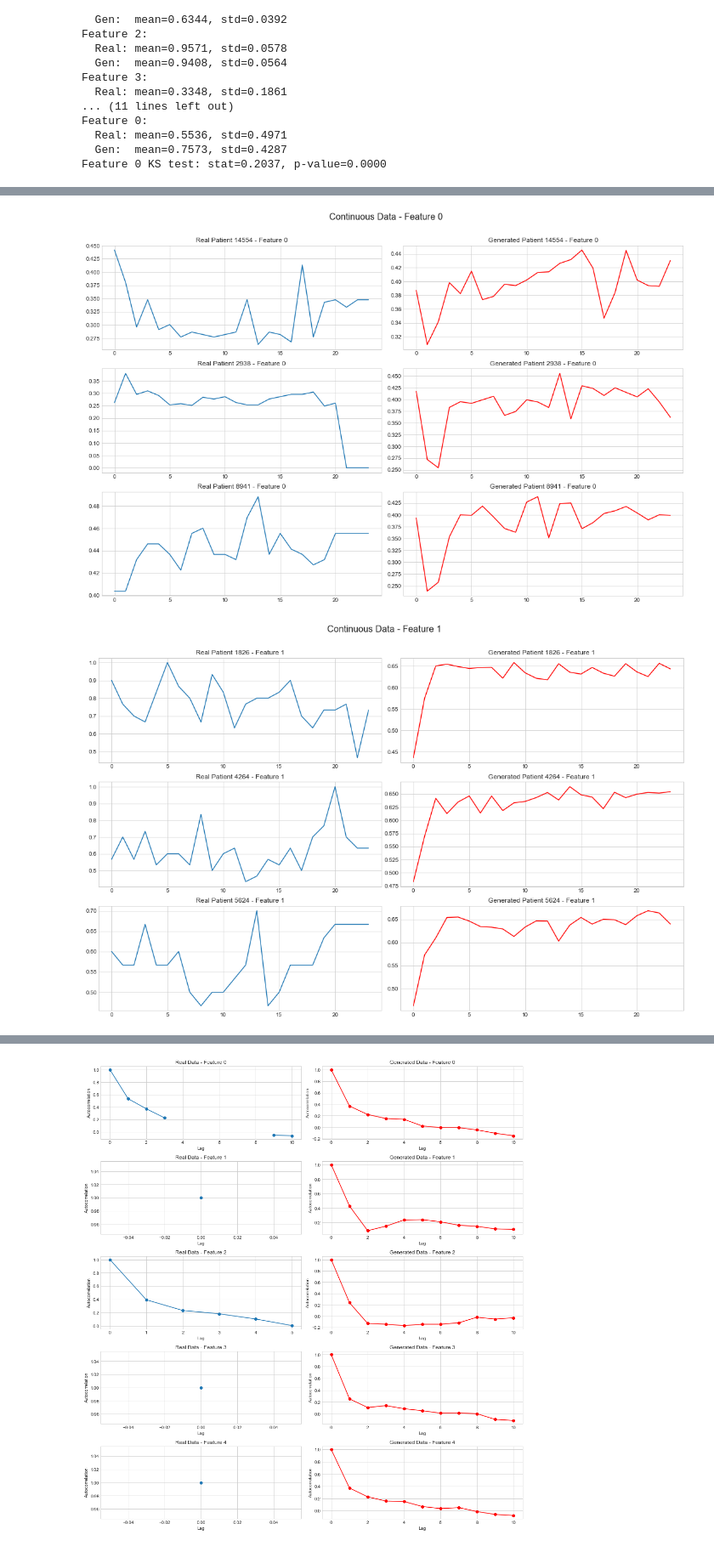
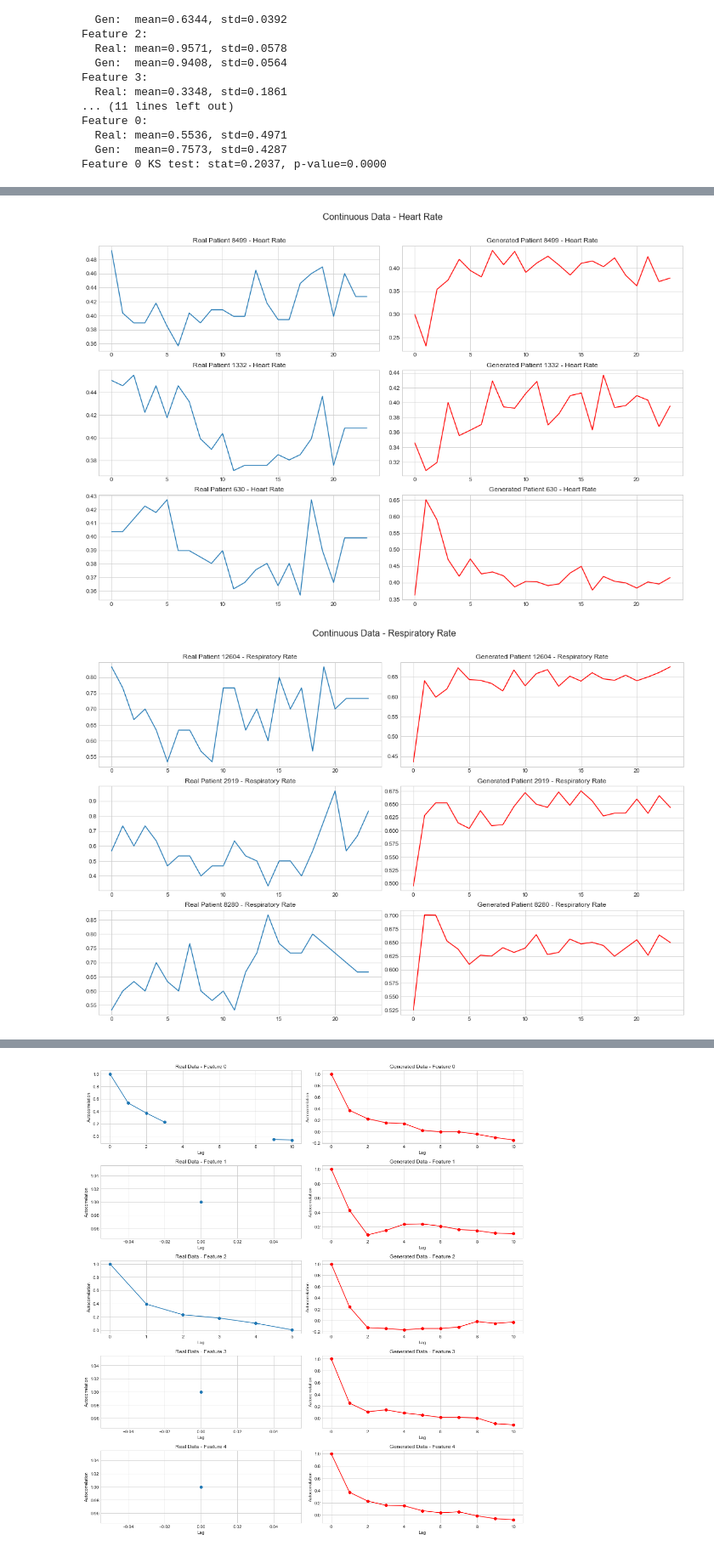
Before and after one commit to timothy0203/ehrMGAN, a Jupyter notebook: evaluation_all.ipynb, the cells around one changed output, grey strips where cells are left out. Shown at 85% size. Saved outputs shown, nothing was run; the diff lists cells and outputs as text; code cells hidden in the pictures.

```diff
--- a/evaluation_all.ipynb
+++ b/evaluation_all.ipynb
@@ -15,6 +15,26 @@ import tensorflow as tf
 # Set plotting style
 plt.style.use('seaborn-whitegrid')
 sns.set_style("whitegrid")
+# %%
+# Define the medical feature names for better visualization
+continuous_feature_names = [
+    'Heart Rate',
+    'Respiratory Rate',
+    'O2 saturation pulseoxymetry',
+    'Inspired O2 Fraction',
+    'Respiratory Rate (Set)'
+]
+
+# For heatmaps or tight spaces, use shorter names
+continuous_feature_names_short = [
+    'Heart Rate',
+    'Resp Rate',
+    'O2 sat',
+    'Inspired O2',
+    'Resp Rate (Set)'
+]
+
+discrete_feature_names = ['Medication/Intervention']
 # %%
 # Load real data
 patinet_num = 16062
@@ -117,9 +137,9 @@ Feature 0:
   Gen:  mean=0.7573, std=0.4287
 Feature 0 KS test: stat=0.2037, p-value=0.0000
 # %%
-# Visualize distributions for continuous features
+# Update the distribution visualization for continuous features
 fig, axes = plt.subplots(1, 5, figsize=(20, 4))
-for i in range(5):
+for i, feature_name in enumerate(continuous_feature_names):
     real_data = continuous_x[:, :, i].flatten()
     gen_data = c_gen_data[:, :, i].flatten()
 
@@ -129,7 +149,7 @@ for i in range(5):
 
     sns.kdeplot(real_data, ax=axes[i], label='Real', color='blue')
     sns.kdeplot(gen_data, ax=axes[i], label='Generated', color='red')
-    axes[i].set_title(f'Feature {i}')
+    axes[i].set_title(f'{feature_name}')
     axes[i].legend()
 
 plt.tight_layout()
@@ -149,32 +169,34 @@ plt.show()
 [figure]
 # %%
-# Plot time series for a few random patients
+# Update the time series visualization
 def plot_time_series(real, gen, name, num_patients=3, features=None):
     if features is None:
         features = range(real.shape[2])
 
-    for feature in features:
+    feature_names = continuous_feature_names if name == 'Continuous' else discrete_feature_names
+
+    for j, feature_idx in enumerate(features):
         plt.figure(figsize=(15, 10))
         for i in range(num_patients):
             # Random patient index
             idx = np.random.randint(0, len(real))
 
             plt.subplot(num_patients, 2, i*2+1)
-            plt.plot(real[idx, :, feature])
-            plt.title(f'Real Patient {idx} - Feature {feature}')
+            plt.plot(real[idx, :, feature_idx])
+            plt.title(f'Real Patient {idx} - {feature_names[feature_idx]}')
 
             plt.subplot(num_patients, 2, i*2+2)
-            plt.plot(gen[idx, :, feature], color='red')
-            plt.title(f'Generated Patient {idx} - Feature {feature}')
+            plt.plot(gen[idx, :, feature_idx], color='red')
+            plt.title(f'Generated Patient {idx} - {feature_names[feature_idx]}')
 
         plt.tight_layout()
-        plt.suptitle(f'{name} Data - Feature {feature}', fontsize=16)
+        plt.suptitle(f'{name} Data - {feature_names[feature_idx]}', fontsize=16)
         plt.subplots_adjust(top=0.9)
         plt.show()
 
 # Plot some time series
 plot_time_series(continuous_x, c_gen_data, 'Continuous', num_patients=3, features=[0, 1])
 plot_time_series(discrete_x, d_gen_data, 'Discrete', num_patients=3)
 # %% [output]
-[figure, old version]
+[figure, new version]
-[figure, old version]
+[figure, new version]
```
Also changed, not shown: parts of 8 cells of this notebook.
